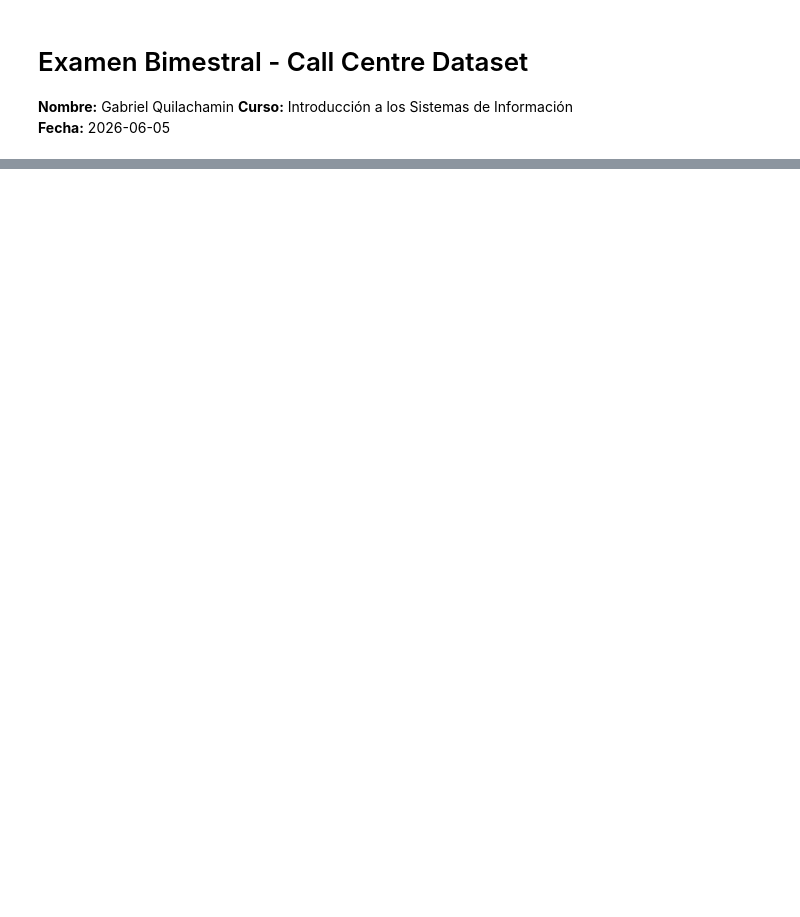
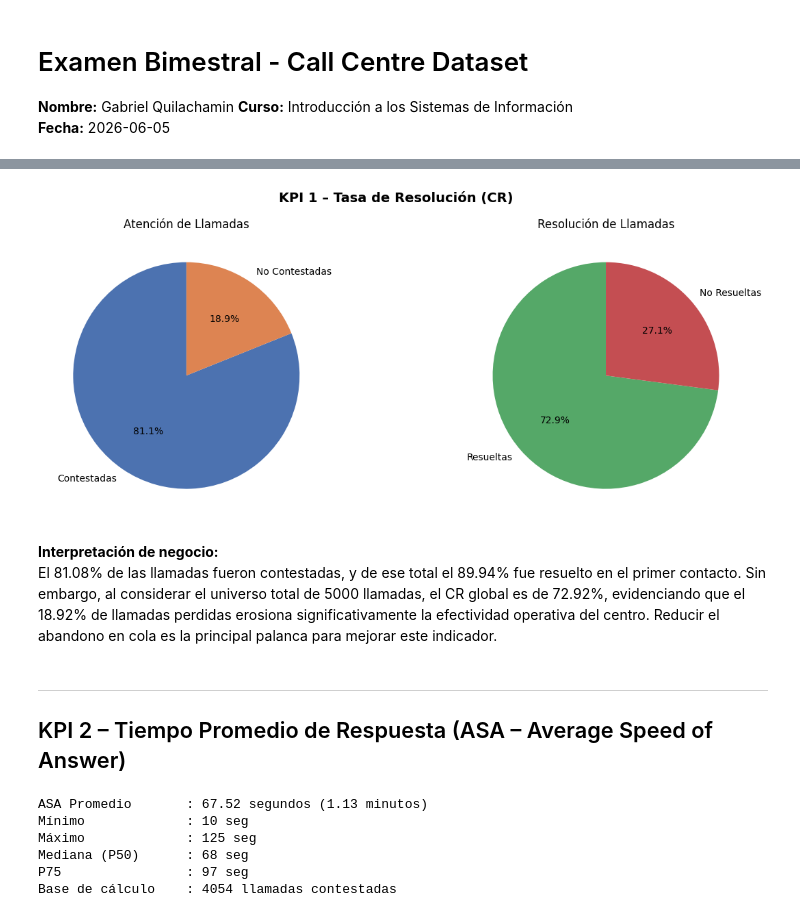
Before and after one commit to gabrielquilachaminds-cloud/Examen-Bimestral---FInal, a Jupyter notebook: Documento.ipynb, the cells around one changed output, grey strips where cells are left out. Cells and saved outputs as stored; diff of their text form; code cells hidden in the pictures; blank space fills up the shorter version.

```diff
--- a/Documento.ipynb
+++ b/Documento.ipynb
@@ -42,0 +46,18 @@ dtype: int64
+# %%
+total          = len(df)
+contestadas    = (df['Answered (Y/N)'] == 'Y').sum()
+no_contestadas = (df['Answered (Y/N)'] == 'N').sum()
+resueltas      = (df['Resolved'] == 'Y').sum()
+no_resueltas   = (df['Resolved'] == 'N').sum()
+
+CR_total       = resueltas / total * 100
+CR_contestadas = resueltas / contestadas * 100
+
+print(f'Total de llamadas         : {total}')
+print(f'Llamadas contestadas (Y)  : {contestadas}')
+print(f'Llamadas no atendidas (N) : {no_contestadas}')
+print(f'Llamadas resueltas (Y)    : {resueltas}')
+print(f'Llamadas no resueltas (N) : {no_resueltas}')
+print(f'---')
+print(f'CR sobre total            : {CR_total:.2f}%')
+print(f'CR sobre contestadas      : {CR_contestadas:.2f}%')
@@ -42,0 +73,52 @@ dtype: int64
+# %%
+fig, axes = plt.subplots(1, 2, figsize=(13, 5))
+fig.suptitle('KPI 1 – Tasa de Resolución (CR)', fontsize=14, fontweight='bold')
+
+# Gráfico 1: Pie de llamadas atendidas vs perdidas
+axes[0].pie(
+    [contestadas, no_contestadas],
+    labels=['Contestadas', 'No Contestadas'],
+    autopct='%1.1f%%',
+    colors=['#4C72B0', '#DD8452'],
+    startangle=90
+)
+axes[0].set_title('Atención de Llamadas')
+
+# Gráfico 2: Pie de resueltas vs no resueltas
+axes[1].pie(
+    [resueltas, no_resueltas],
+    labels=['Resueltas', 'No Resueltas'],
+    autopct='%1.1f%%',
+    colors=['#55A868', '#C44E52'],
+    startangle=90
+)
+axes[1].set_title('Resolución de Llamadas')
+
+plt.tight_layout()
+plt.show()
+# %% [output]
+[figure, added]
+# %% [markdown]
+**Interpretación de negocio:**
+El 81.08% de las llamadas fueron contestadas, y de ese total el 89.94% fue resuelto en el primer contacto. Sin embargo, al considerar el universo total de 5000 llamadas, el CR global es de 72.92%, evidenciando que el 18.92% de llamadas perdidas erosiona significativamente la efectividad operativa del centro. Reducir el abandono en cola es la principal palanca para mejorar este indicador.
+# %% [markdown]
+---
+## KPI 2 – Tiempo Promedio de Respuesta (ASA – Average Speed of Answer)
+# %%
+# ASA se calcula solo sobre llamadas contestadas (las no contestadas tienen NaN)
+ASA = df['Speed of answer in seconds'].mean()  # pandas excluye NaN por defecto
+percentiles = df['Speed of answer in seconds'].describe()
+
+print(f'ASA Promedio       : {ASA:.2f} segundos ({ASA/60:.2f} minutos)')
+print(f'Mínimo             : {percentiles["min"]:.0f} seg')
+print(f'Máximo             : {percentiles["max"]:.0f} seg')
+print(f'Mediana (P50)      : {percentiles["50%"]:.0f} seg')
+print(f'P75                : {percentiles["75%"]:.0f} seg')
+print(f'Base de cálculo    : {int(percentiles["count"])} llamadas contestadas')
+# %% [output]
+ASA Promedio       : 67.52 segundos (1.13 minutos)
+Mínimo             : 10 seg
+Máximo             : 125 seg
+Mediana (P50)      : 68 seg
+P75                : 97 seg
+Base de cálculo    : 4054 llamadas contestadas
```
Also changed, not shown: parts of 13 cells of this notebook.
